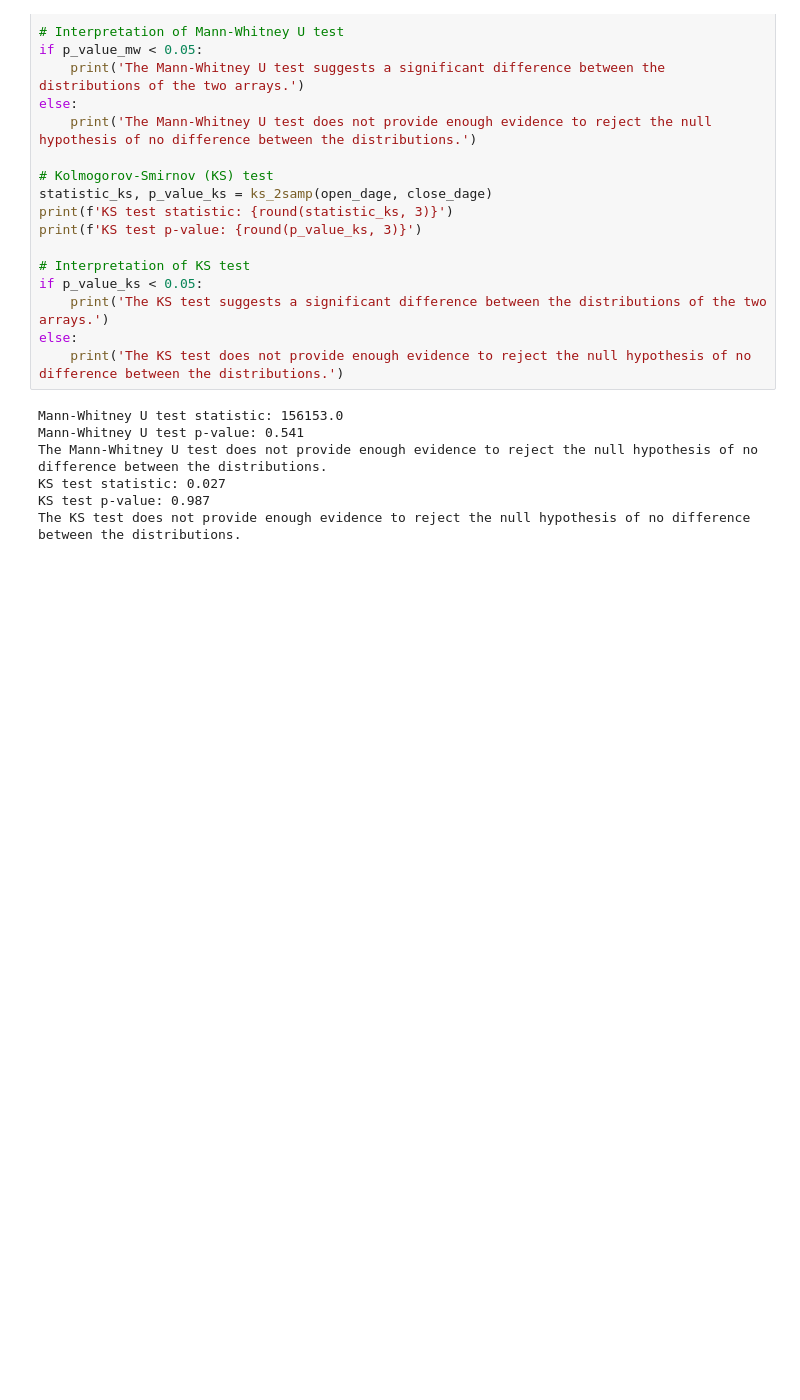
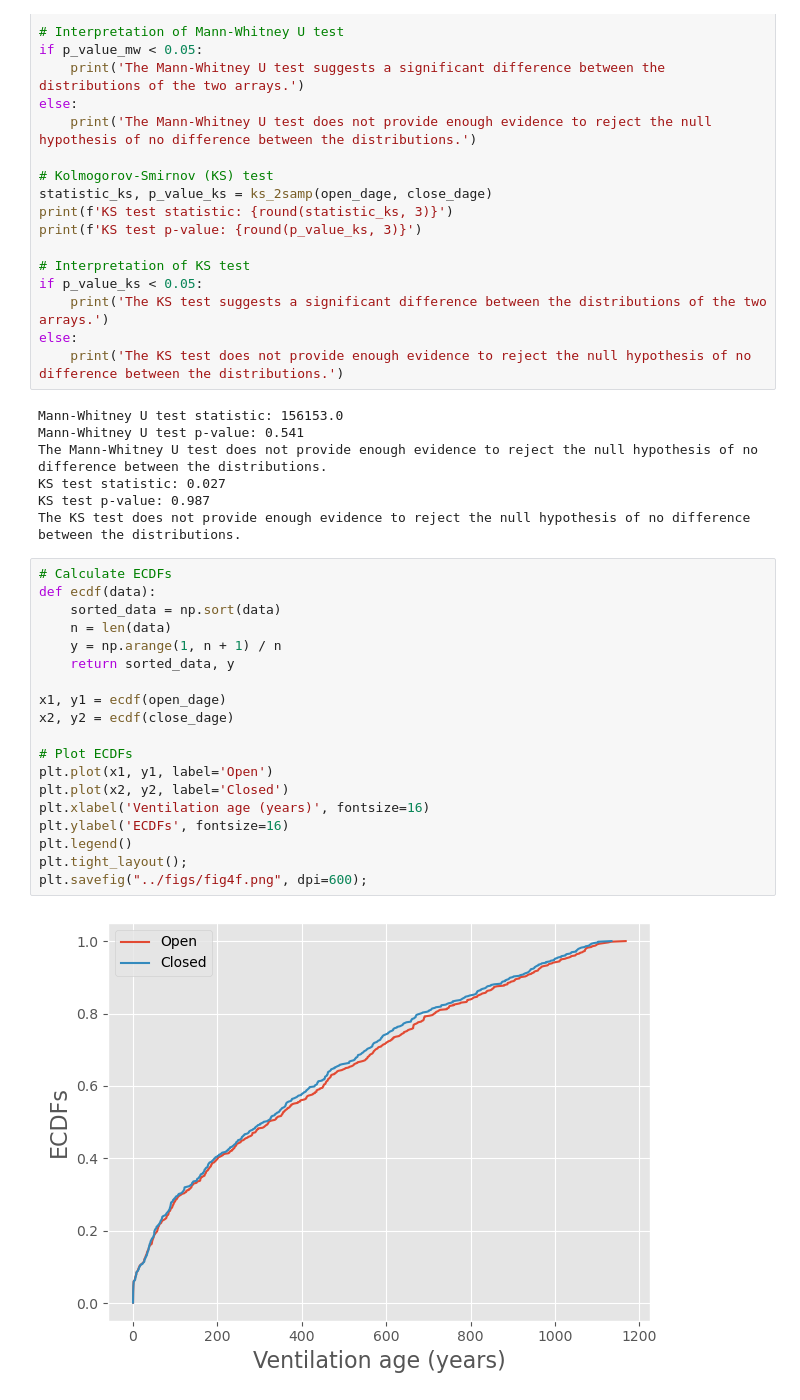
Before and after one commit to sandyherho/globITFPhysGENIE, a Jupyter notebook: analysis/ventil.ipynb, the cells around one changed output. Drawn from its saved outputs; the diff is of its cells as text; blank space fills up the shorter version.

```diff
--- a/analysis/ventil.ipynb
+++ b/analysis/ventil.ipynb
@@ -110,3 +110,24 @@ The Mann-Whitney U test does not provide enough evidence to reject the null hypo
 KS test statistic: 0.027
 KS test p-value: 0.987
 The KS test does not provide enough evidence to reject the null hypothesis of no difference between the distributions.
+# %%
+# Calculate ECDFs
+def ecdf(data):
+    sorted_data = np.sort(data)
+    n = len(data)
+    y = np.arange(1, n + 1) / n
+    return sorted_data, y
+
+x1, y1 = ecdf(open_dage)
+x2, y2 = ecdf(close_dage)
+
+# Plot ECDFs
+plt.plot(x1, y1, label='Open')
+plt.plot(x2, y2, label='Closed')
+plt.xlabel('Ventilation age (years)', fontsize=16)
+plt.ylabel('ECDFs', fontsize=16)
+plt.legend()
+plt.tight_layout();
+plt.savefig("../figs/fig4f.png", dpi=600);
+# %% [output]
+[figure, added]
```
Also changed, not shown: parts of 4 cells of this notebook, 38 other files.
